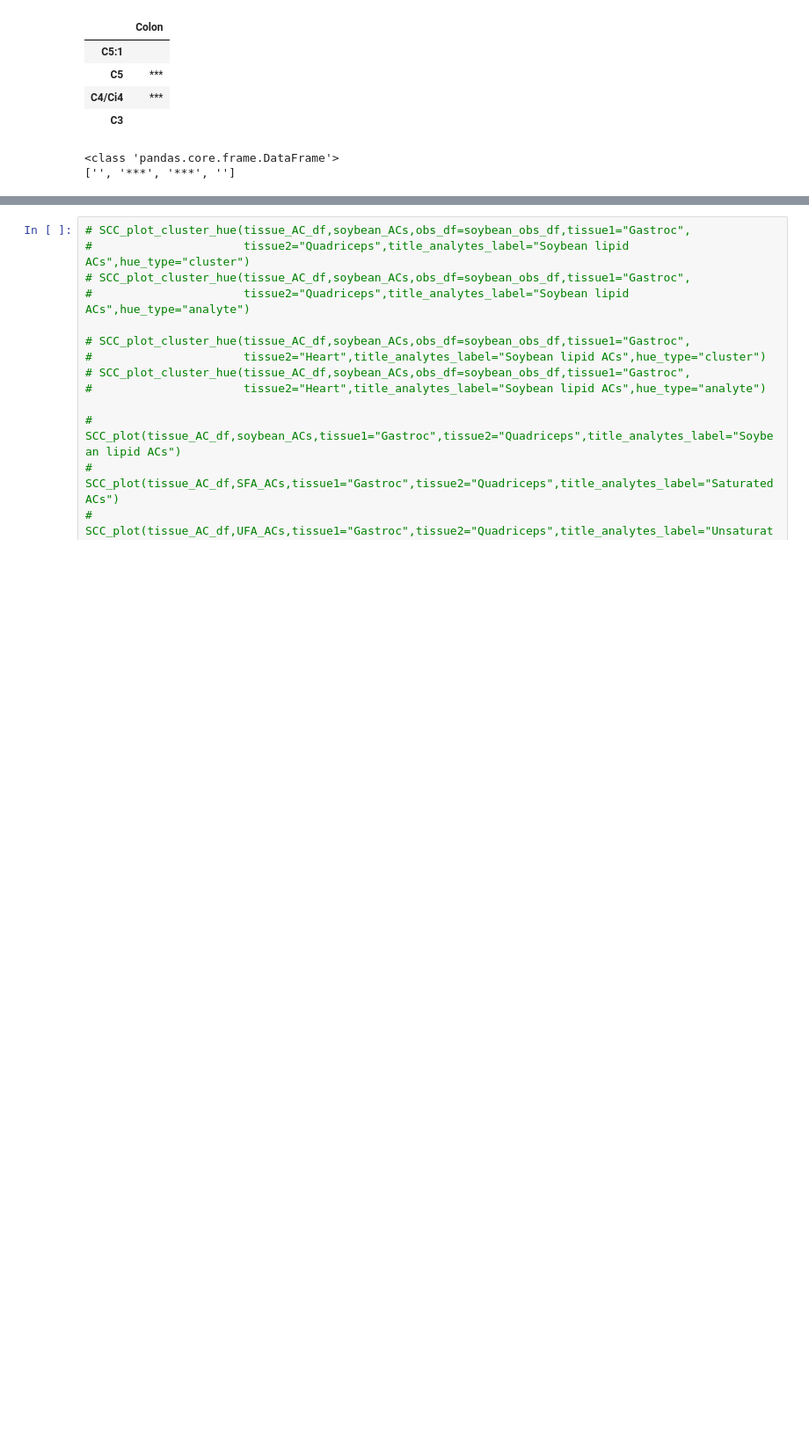
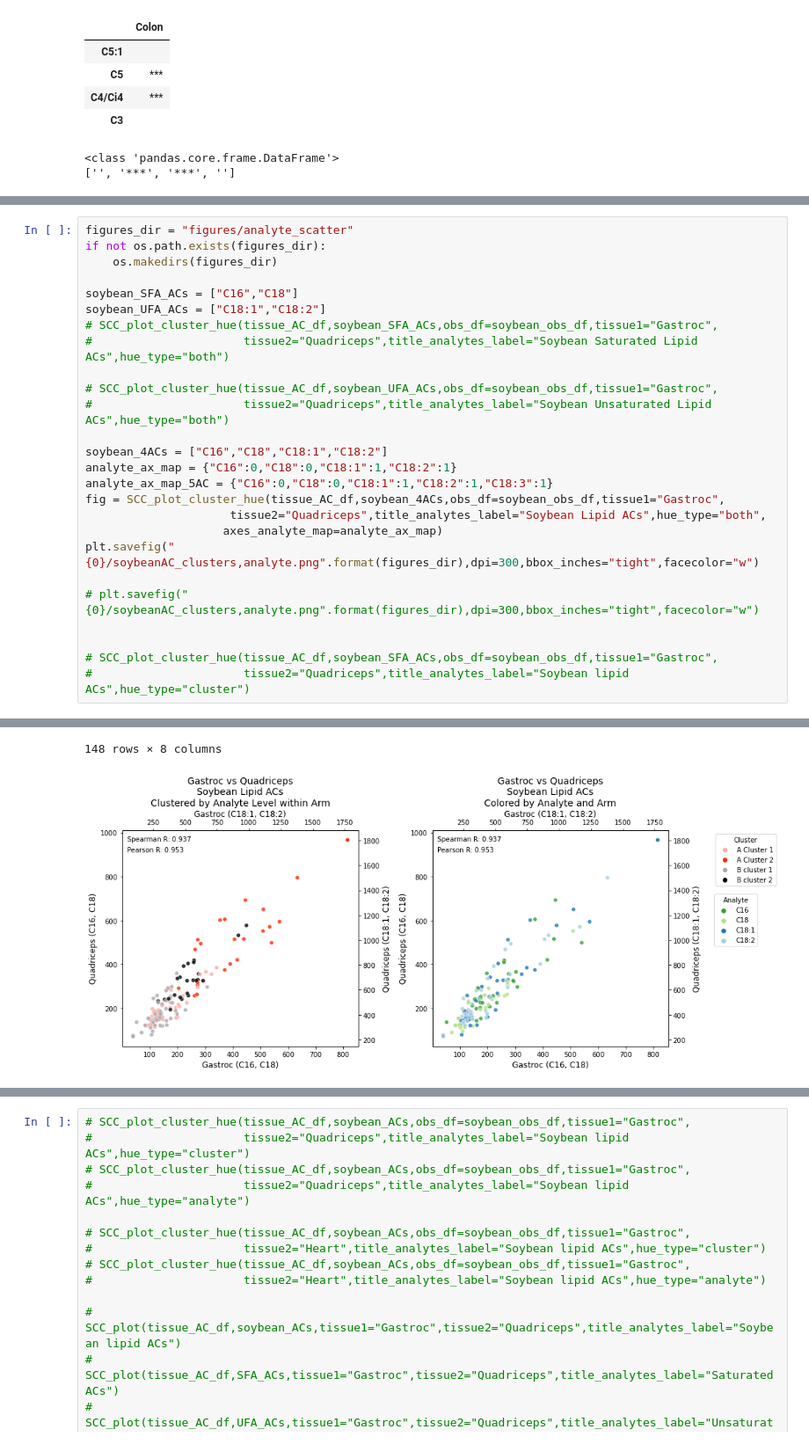
Before and after one commit to evanmlee/Gordon_MS, a Jupyter notebook: MS_heatmap_HWDC.ipynb, the cells around one changed output, grey strips where cells are left out. Shown at 88% size. Saved outputs shown, nothing was run; the diff lists cells and outputs as text; blank space fills up the shorter version.

```diff
--- a/MS_heatmap_HWDC.ipynb
+++ b/MS_heatmap_HWDC.ipynb
@@ -882,0 +671,27 @@ SCC_plot_cluster_hue(tissue_AC_df,soybean_UFA_ACs,obs_df=soybean_obs_df,tissue1=
+# %%
+figures_dir = "figures/analyte_scatter"
+if not os.path.exists(figures_dir):
+    os.makedirs(figures_dir)
+
+soybean_SFA_ACs = ["C16","C18"]
+soybean_UFA_ACs = ["C18:1","C18:2"]
+# SCC_plot_cluster_hue(tissue_AC_df,soybean_SFA_ACs,obs_df=soybean_obs_df,tissue1="Gastroc",
+#                      tissue2="Quadriceps",title_analytes_label="Soybean Saturated Lipid ACs",hue_type="both")
+
+# SCC_plot_cluster_hue(tissue_AC_df,soybean_UFA_ACs,obs_df=soybean_obs_df,tissue1="Gastroc",
+#                      tissue2="Quadriceps",title_analytes_label="Soybean Unsaturated Lipid ACs",hue_type="both")
+
+soybean_4ACs = ["C16","C18","C18:1","C18:2"]
+analyte_ax_map = {"C16":0,"C18":0,"C18:1":1,"C18:2":1}
+analyte_ax_map_5AC = {"C16":0,"C18":0,"C18:1":1,"C18:2":1,"C18:3":1}
+fig = SCC_plot_cluster_hue(tissue_AC_df,soybean_4ACs,obs_df=soybean_obs_df,tissue1="Gastroc",
+                     tissue2="Quadriceps",title_analytes_label="Soybean Lipid ACs",hue_type="both",
+                    axes_analyte_map=analyte_ax_map)
+plt.savefig("{0}/soybeanAC_clusters,analyte.png".format(figures_dir),dpi=300,bbox_inches="tight",facecolor="w")
+
+# plt.savefig("{0}/soybeanAC_clusters,analyte.png".format(figures_dir),dpi=300,bbox_inches="tight",facecolor="w")
+
+
+# SCC_plot_cluster_hue(tissue_AC_df,soybean_SFA_ACs,obs_df=soybean_obs_df,tissue1="Gastroc",
+#                      tissue2="Quadriceps",title_analytes_label="Soybean lipid ACs",hue_type="cluster")
+# %% [output]
@@ -882,0 +710,2 @@ SCC_plot_cluster_hue(tissue_AC_df,soybean_UFA_ACs,obs_df=soybean_obs_df,tissue1=
+148 rows × 8 columns
+[figure, added]
```
Also changed, not shown: parts of 11 cells of this notebook, 1 other file.
